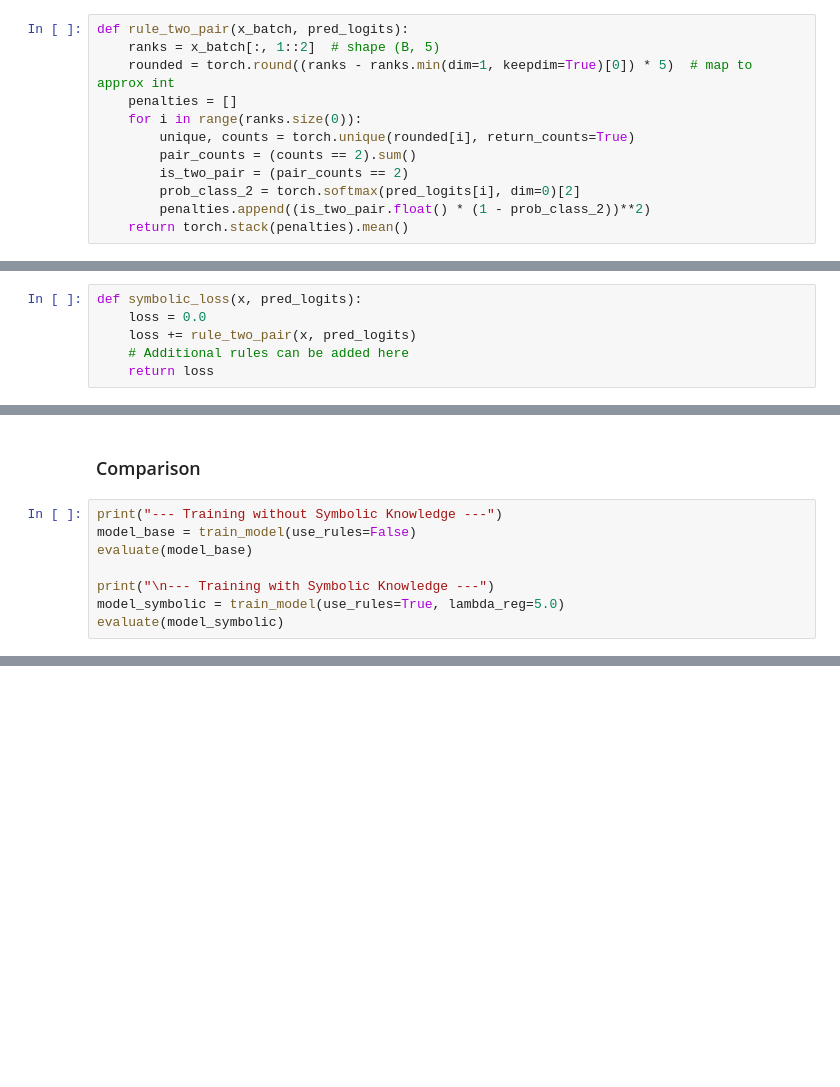
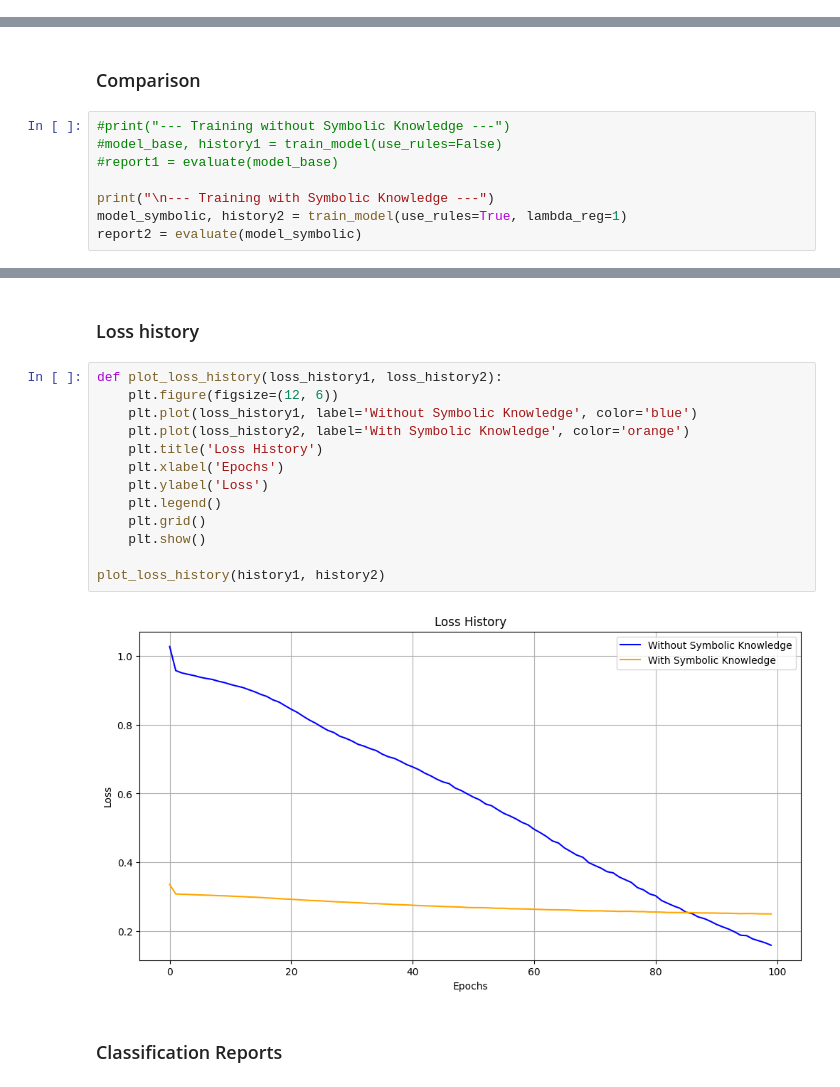
Before and after one commit to MatteoMagnini/demo-2025-woa-nesy, a Jupyter notebook: notebook/injection.ipynb, the cells around one changed output, grey strips where cells are left out. Cells and saved outputs as stored; diff of their text form; blank space fills up the shorter version.

```diff
--- a/notebook/injection.ipynb
+++ b/notebook/injection.ipynb
@@ -101,12 +177,0 @@ class PokerNet(nn.Module):
-# %%
-def rule_two_pair(x_batch, pred_logits):
-    ranks = x_batch[:, 1::2]  # shape (B, 5)
-    rounded = torch.round((ranks - ranks.min(dim=1, keepdim=True)[0]) * 5)  # map to approx int
-    penalties = []
-    for i in range(ranks.size(0)):
-        unique, counts = torch.unique(rounded[i], return_counts=True)
-        pair_counts = (counts == 2).sum()
-        is_two_pair = (pair_counts == 2)
-        prob_class_2 = torch.softmax(pred_logits[i], dim=0)[2]
-        penalties.append((is_two_pair.float() * (1 - prob_class_2))**2)
-    return torch.stack(penalties).mean()
@@ -115,6 +177,0 @@ def rule_two_pair(x_batch, pred_logits):
-# %%
-def symbolic_loss(x, pred_logits):
-    loss = 0.0
-    loss += rule_two_pair(x, pred_logits)
-    # Additional rules can be added here
-    return loss
@@ -160,11 +385,11 @@ def evaluate(model):
 # %% [markdown]
 ### Comparison
 # %%
-print("--- Training without Symbolic Knowledge ---")
-model_base = train_model(use_rules=False)
-evaluate(model_base)
+#print("--- Training without Symbolic Knowledge ---")
+#model_base, history1 = train_model(use_rules=False)
+#report1 = evaluate(model_base)
 
 print("\n--- Training with Symbolic Knowledge ---")
-model_symbolic = train_model(use_rules=True, lambda_reg=5.0)
-evaluate(model_symbolic)
+model_symbolic, history2 = train_model(use_rules=True, lambda_reg=1)
+report2 = evaluate(model_symbolic)
 # %% [output]
@@ -187,0 +399,19 @@ weighted avg       0.00      0.00      0.00         3
+# %% [markdown]
+### Loss history
+# %%
+def plot_loss_history(loss_history1, loss_history2):
+    plt.figure(figsize=(12, 6))
+    plt.plot(loss_history1, label='Without Symbolic Knowledge', color='blue')
+    plt.plot(loss_history2, label='With Symbolic Knowledge', color='orange')
+    plt.title('Loss History')
+    plt.xlabel('Epochs')
+    plt.ylabel('Loss')
+    plt.legend()
+    plt.grid()
+    plt.show()
+
+plot_loss_history(history1, history2)
+# %% [output]
+[figure, added]
+# %% [markdown]
+### Classification Reports
```
Also changed, not shown: parts of 20 cells of this notebook, 2 other files.
